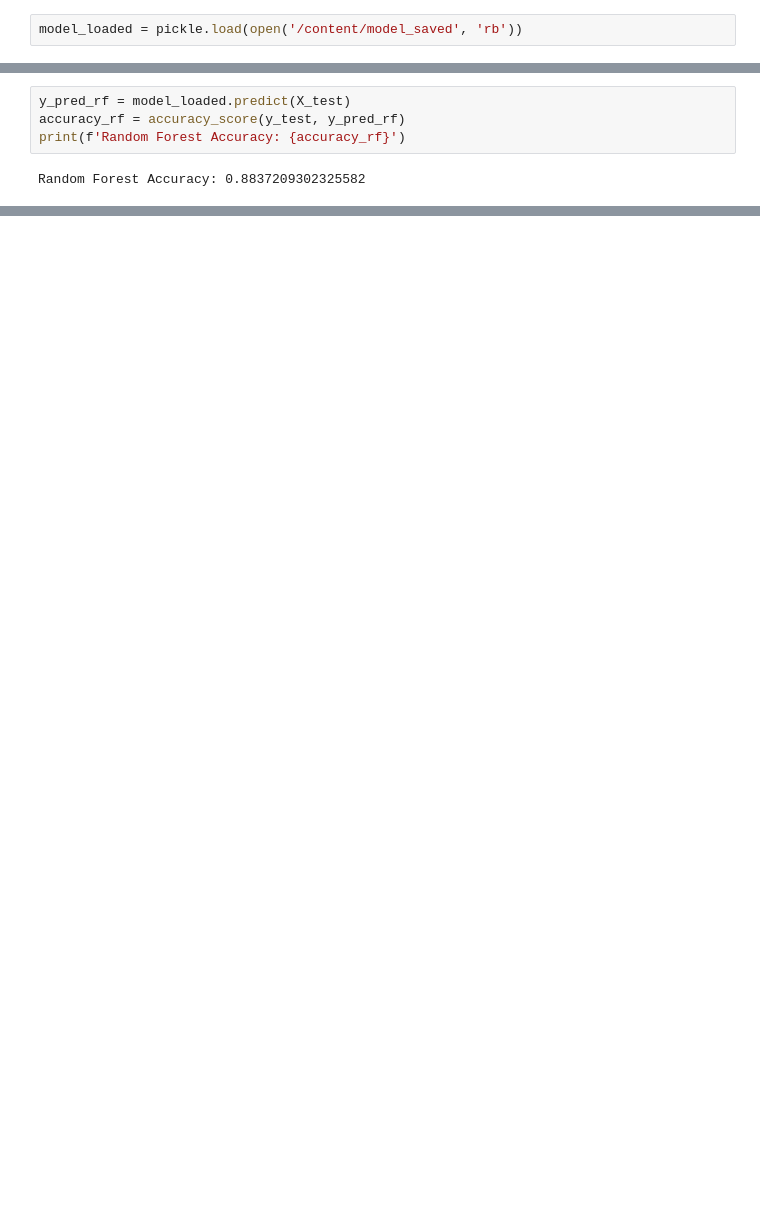
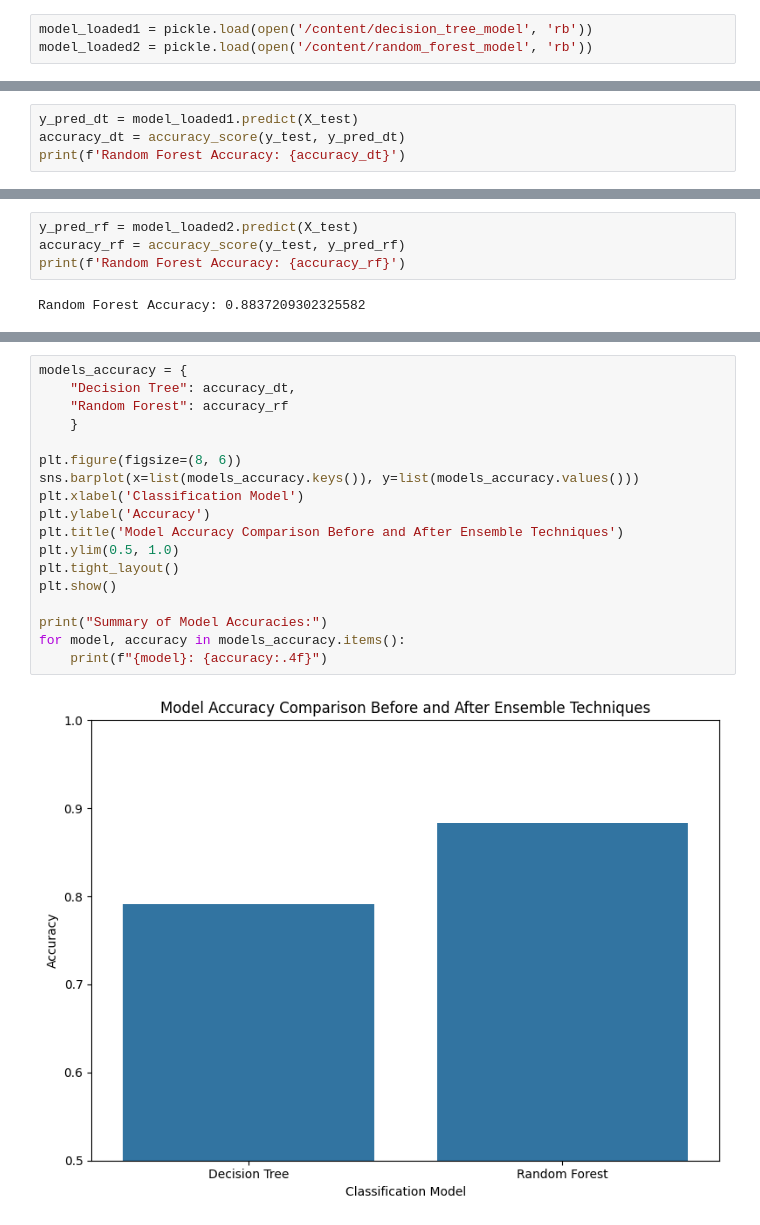
Before and after one commit to Amboyandrey/LE2_Amboy_NA, a Jupyter notebook: Final_Lab_Exam_Classifications.ipynb, the cells around one changed output, grey strips where cells are left out. Drawn from its saved outputs; the diff is of its cells as text; blank space fills up the shorter version.

```diff
--- a/Final_Lab_Exam_Classifications.ipynb
+++ b/Final_Lab_Exam_Classifications.ipynb
@@ -274,3 +340,4 @@ pickle.dump(model, open('/content/model_saved','wb'))
 # %%
-model_loaded = pickle.load(open('/content/model_saved', 'rb'))
+model_loaded1 = pickle.load(open('/content/decision_tree_model', 'rb'))
+model_loaded2 = pickle.load(open('/content/random_forest_model', 'rb'))
 # %%
@@ -295,0 +383,4 @@ array([[0.07, 0.79, 0.08, 0.  , 0.  , 0.06],
+# %%
+y_pred_dt = model_loaded1.predict(X_test)
+accuracy_dt = accuracy_score(y_test, y_pred_dt)
+print(f'Random Forest Accuracy: {accuracy_dt}')
@@ -296,5 +389,5 @@ array([[0.07, 0.79, 0.08, 0.  , 0.  , 0.06],
 # %%
-y_pred_rf = model_loaded.predict(X_test)
+y_pred_rf = model_loaded2.predict(X_test)
 accuracy_rf = accuracy_score(y_test, y_pred_rf)
 print(f'Random Forest Accuracy: {accuracy_rf}')
 # %% [output]
@@ -301,0 +422,20 @@ Random Forest Accuracy: 0.8837209302325582
+# %%
+models_accuracy = {
+    "Decision Tree": accuracy_dt,
+    "Random Forest": accuracy_rf
+    }
+
+plt.figure(figsize=(8, 6))
+sns.barplot(x=list(models_accuracy.keys()), y=list(models_accuracy.values()))
+plt.xlabel('Classification Model')
+plt.ylabel('Accuracy')
+plt.title('Model Accuracy Comparison Before and After Ensemble Techniques')
+plt.ylim(0.5, 1.0)
+plt.tight_layout()
+plt.show()
+
+print("Summary of Model Accuracies:")
+for model, accuracy in models_accuracy.items():
+    print(f"{model}: {accuracy:.4f}")
+# %% [output]
+[figure, added]
```
Also changed, not shown: parts of 29 cells of this notebook.
